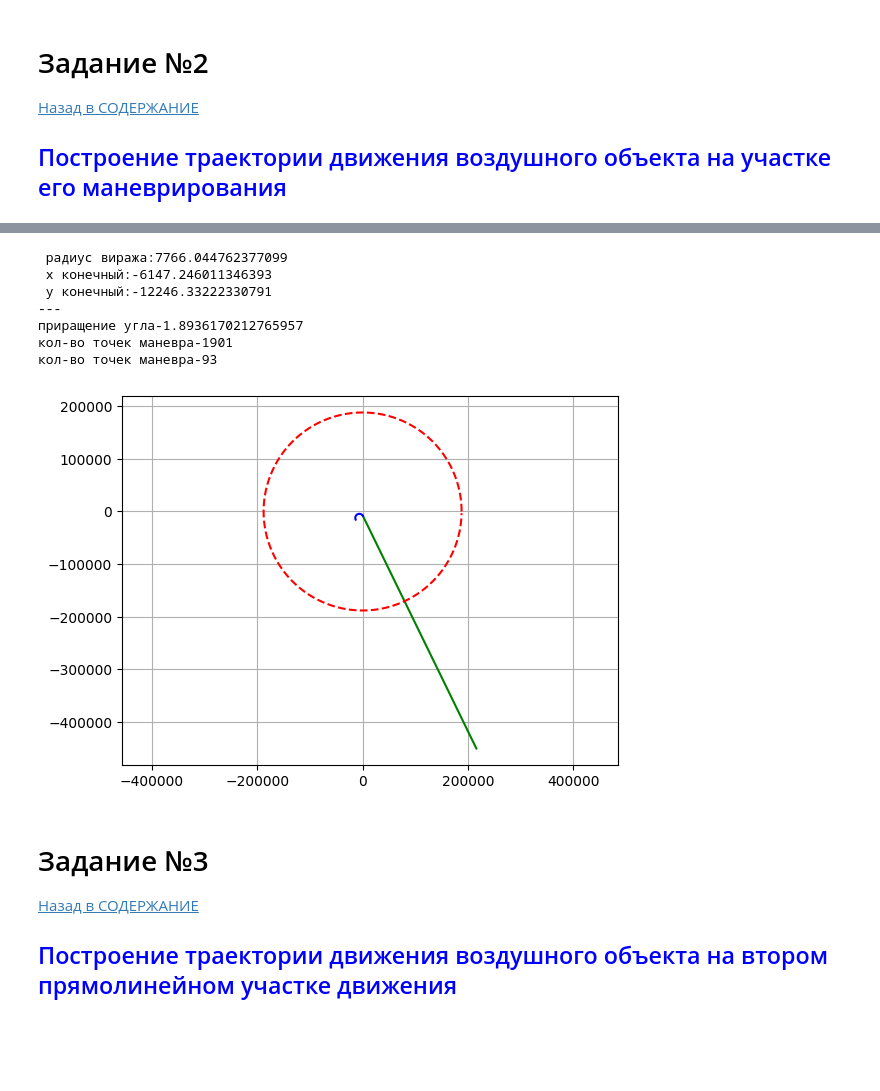
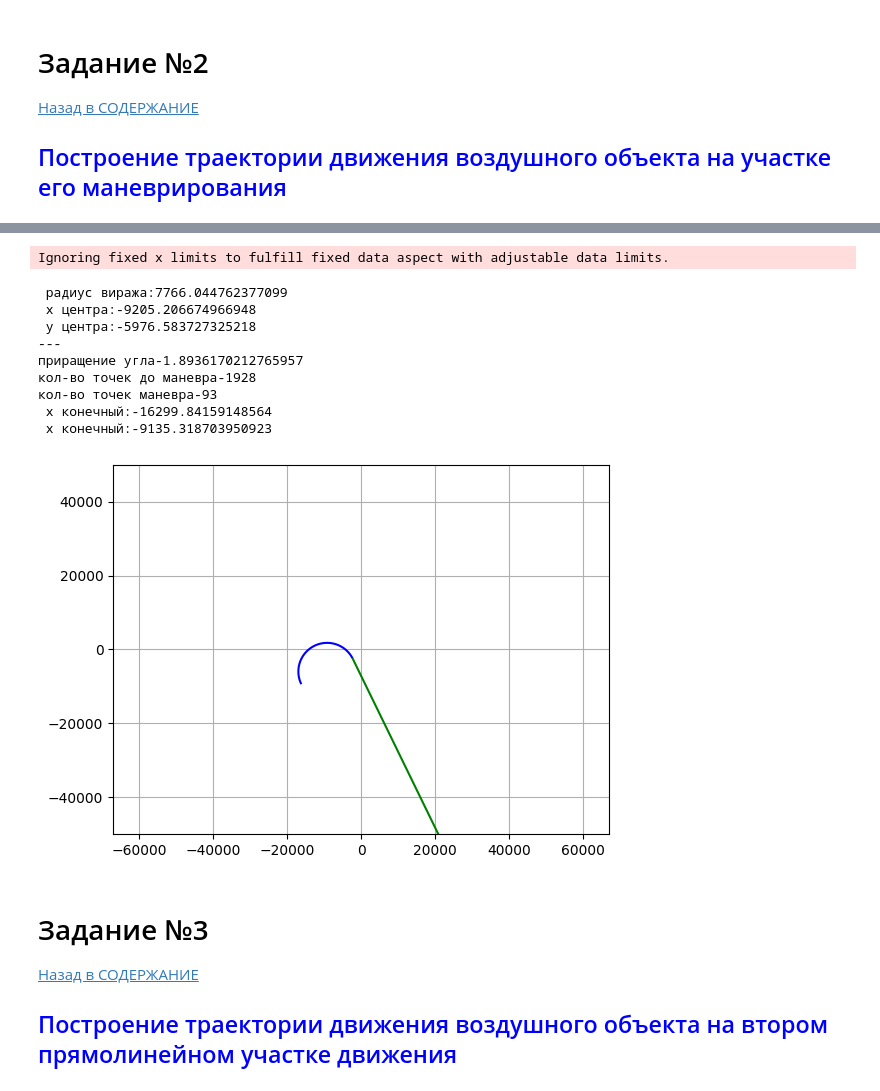
Before and after one commit to Gnom431/Open_ASSN, a Jupyter notebook: АССН_1_траектория.ipynb, the cells around one changed output, grey strips where cells are left out. Saved outputs shown, nothing was run; the diff lists cells and outputs as text; code cells hidden in the pictures; blank space fills up the shorter version.

```diff
--- a/АССН_1_траектория.ipynb
+++ b/АССН_1_траектория.ipynb
@@ -18,9 +22,4 @@ $$
 # %%
-# введите точки пересечения справа на лево
-point_round = [188, 26] # эти значения приодятся дальше при выполнении курсовой работы
-
-
-
 #пересчет координат
 from numpy import sin, cos, radians
 #Ввод пользовательских данных
@@ -72,12 +83,15 @@ plt.show()
 # %% [markdown]
 ![image-2.png](attachment:image-2.png)
+# %%
+VR = random.normal(loc=V, scale=ra, size=2000)
 # %%
+%matplotlib inlin
 from numpy import radians, cos, sin, sqrt
 #первоначальный угл полета
 ugls = 334
 uglsr = radians(ugls)
 #дальность до маневра в метрах
-S_max = 491000
+S_max = 498000
 s_max = 0
 
 #точка стояния РЛС
@@ -98,14 +112,14 @@ plt.plot(y_rounds, x_rounds, color='red', linestyle='--')
 D=0.0
 i=0
 while(D<S_max):
-    new_x=x_line[i]+V*sin(uglsr)*T
-    new_y=y_line[i]+V*cos(uglsr)*T
-    D += sqrt((x_line[i]-new_x)*(x_line[i]-new_x)+(y_line[i]-new_y)*(y_line[i]-new_y))
+    new_x=x_line[i]+VR[i]*sin(uglsr)*T
+    new_y=y_line[i]+VR[i]*cos(uglsr)*T
+    D += sqrt((x_line[i]-new_x)**2+(y_line[i]-new_y)**2)
     if D<S_max:
         x_line.append(new_x)
         y_line.append(new_y)
         i+=1
-D-=sqrt((x_line[i]-new_x)*(x_line[i]-new_x)+(y_line[i]-new_y)*(y_line[i]-new_y))
+D-=sqrt((x_line[i]-new_x)**2+(y_line[i]-new_y)**2)
 print(" факт.пролетел:" + str(D))
 print(" х конечный:" + str(x_line[len(x_line)-1]))
 print(" y_конечный:" + str(y_line[len(y_line)-1]))
@@ -126,7 +140,6 @@ plt.show()
 # %% [markdown]
 ![image.png](attachment:image.png)
 # %%
-
 from numpy import degrees
 #данные
 g0 = 9.8 #ускорение свободного падения
@@ -148,8 +161,8 @@ else:
 #Координаты центра виража
 X_center = x_line[len(x_line)-1]-abs(R_m)*signR*cos(uglsr)
 Y_center = y_line[len(y_line)-1]+abs(R_m)*signR*sin(uglsr)
-print(" х конечный:" + str(X_center))
-print(" y конечный:" + str(Y_center))
+print(" х центра:" + str(X_center))
+print(" y центра:" + str(Y_center))
 print("---")
 
 #направление маневра
@@ -163,46 +176,53 @@ if right:
     Ystart = 270+ugls
 else:
     Ystart = 90+ugls
 Ystart_r = radians(Ystart)
 
 
 #Количество точек моделировования
 N_point = int((R_m*fi_m)/(V_manevr*T)+1)
 
 #дискрета приращения угла на каждом шаге моделирования
 dY = abs((fi_m)/(N_point))
 print("приращение угла-" + str(degrees(dY)))
 
 #моделировование маневра
 x_manewr = []
 y_manewr = []
 y_cur = []
-y_cur.append(Ystart + degrees(dY)*signY) #расчеты в градусах
+y_cur.append(Ystart_r + dY*signY)
 for i in range(0, N_point-1):
     #угл изменения виража на каждом шаге
-    y_cur.append(y_cur[len(y_cur)-1] + degrees(dY)*signY) #расчеты в градусах
+    y_cur.append(y_cur[len(y_cur)-1] + dY*signY) #расчеты в градусах
     #координаты на каждом участке моделировования
-    x_manewr.append(X_center + R_m*sin(radians(y_cur[len(y_cur)-1])))
-    y_manewr.append(Y_center + R_m*cos(radians(y_cur[len(y_cur)-1])))
-print("кол-во точек маневра-" + str(len(x_line)))
+    x_manewr.append(X_center + R_m*sin(y_cur[len(y_cur)-1]))
+    y_manewr.append(Y_center + R_m*cos(y_cur[len(y_cur)-1]))
+print("кол-во точек до маневра-" + str(len(x_line)))
 print("кол-во точек маневра-" + str(len(x_manewr)))
+print(" х конечный:" + str(x_manewr[len(x_manewr)-1]))
+print(" х конечный:" + str(y_manewr[len(y_manewr)-1]))
 
 #построение траекторий
 plt.axis('equal')
 plt.plot(x_line, y_line, color='green', label="Тректория движения ВО")
 plt.plot(x_manewr, y_manewr, color='blue', label="Тректория маневра ВО")
 plt.plot(y_rounds, x_rounds, color='red', linestyle='--', label="зона обнаружения РЛС")
+plt.xlim(-50000, 50000)
+plt.ylim(-50000, 50000)
 plt.grid()
 plt.show()
 # %% [output]
- радиус виража:7766.044762377099
- х конечный:-6147.246011346393
- y конечный:-12246.33222330791
----
-приращение угла-1.8936170212765957
-кол-во точек маневра-1901
-кол-во точек маневра-93
+Ignoring fixed x limits to fulfill fixed data aspect with adjustable data limits.
+ радиус виража:7766.044762377099
+ х центра:-9205.206674966948
+ y центра:-5976.583727325218
+---
+приращение угла-1.8936170212765957
+кол-во точек до маневра-1928
+кол-во точек маневра-93
+ х конечный:-16299.84159148564
+ х конечный:-9135.318703950923
-[figure, old version]
+[figure, new version]
 # %% [markdown]
 # Задание №3
 [Назад в СОДЕРЖАНИЕ](#Содержание)
```
Also changed, not shown: parts of 6 cells of this notebook, 2 other files.
